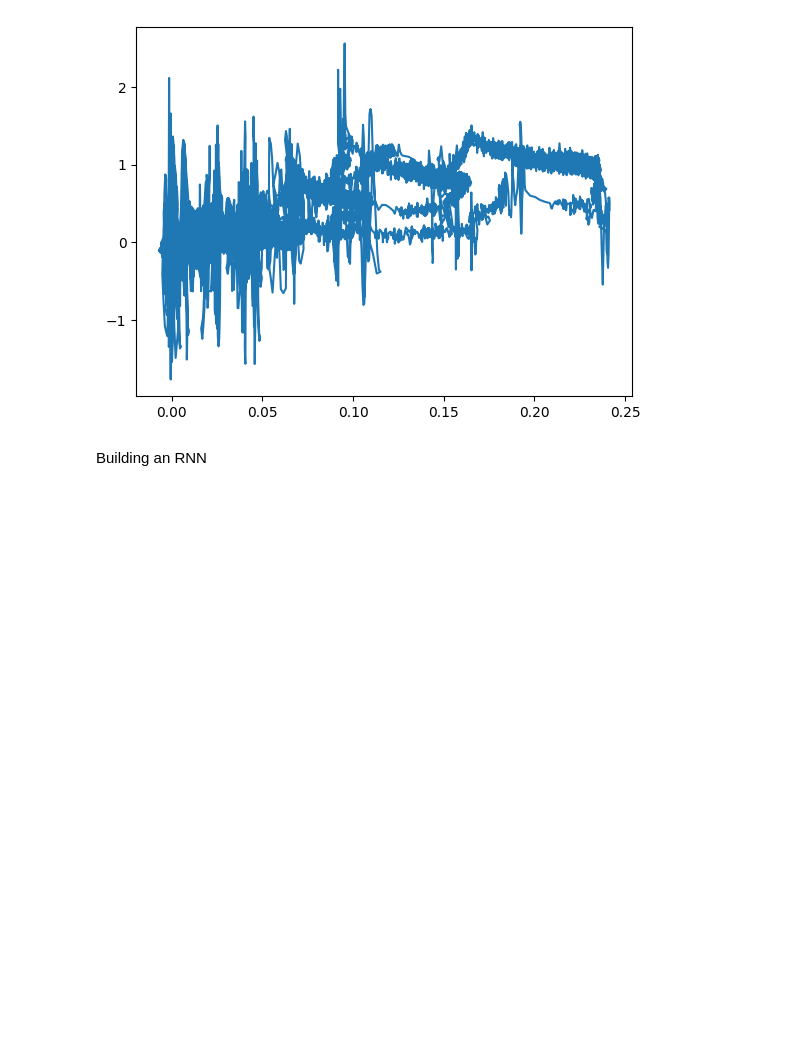
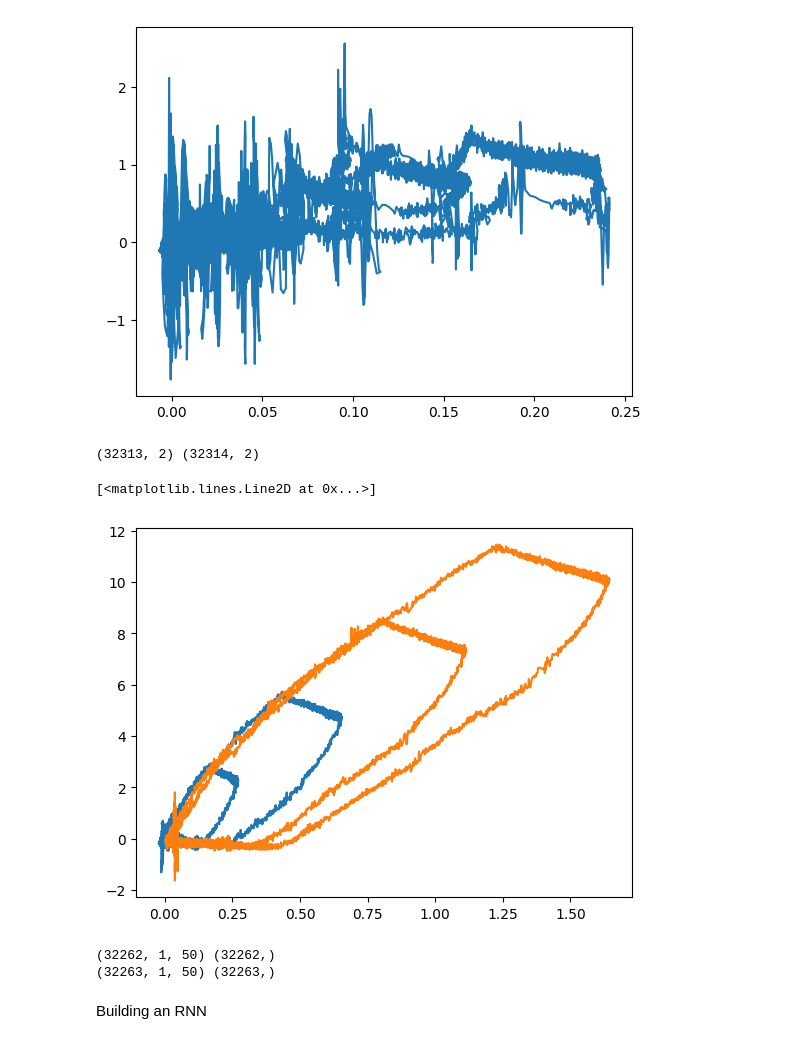
Before and after one commit to LowiekVDS/High-Resolution-Three-axis-Force-Sensing-for-Robotic-Fingertips, a Jupyter notebook: notebooks/hysteresis.ipynb, the cells around one changed output. Cells and saved outputs as stored; diff of their text form; code cells hidden in the pictures; blank space fills up the shorter version.

```diff
--- a/notebooks/hysteresis.ipynb
+++ b/notebooks/hysteresis.ipynb
@@ -219,17 +225,21 @@ xy = np.column_stack([data['Z2'], data['F_z']])
 myHys = hys.Hysteresis(xy)
 myHys.plot(showReversals = True)
 # %%
-dataset = regions_data[0][['Z2', 'F_z']][min_index:max_index].copy()
+dataset = normal_force_df[['Z2', 'F_z']].copy()
 
 # split into train and test sets
-train_size = int(len(dataset) * 0.7)
+train_size = int(len(dataset) * 0.5)
 test_size = len(dataset) - train_size
 train, test = dataset[0:train_size], dataset[train_size:len(dataset)]
 
 print(train.shape, test.shape)
 
 plt.plot(train['Z2'], train['F_z'])
 plt.plot(test['Z2'], test['F_z'])
+# %% [output]
+(32313, 2) (32314, 2)
+[<matplotlib.lines.Line2D at 0x...>]
+[figure, added]
 # %%
 # Split the data
 def create_dataset(dataset, nr_steps):
@@ -252,6 +262,9 @@ X_test = np.reshape(X_test, (X_test.shape[0], 1, X_test.shape[1]))
 
 print(X_train.shape, y_train.shape)
 print(X_test.shape, y_test.shape)
+# %% [output]
+(32262, 1, 50) (32262,)
+(32263, 1, 50) (32263,)
 # %% [markdown]
 Building an RNN
 # %%
```
Also changed, not shown: parts of 5 cells of this notebook, 5 other files.
